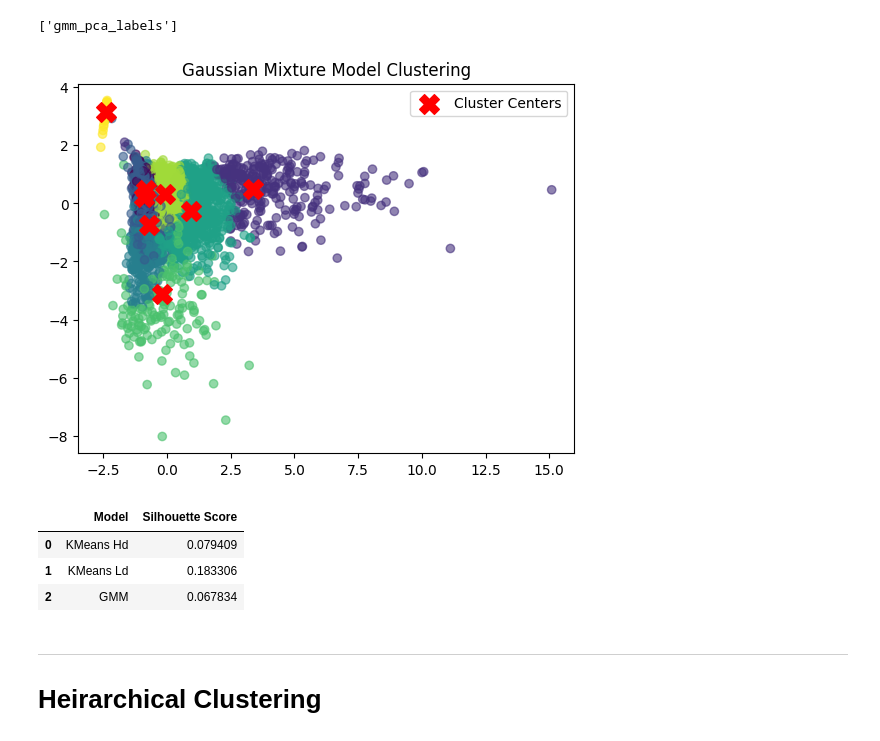
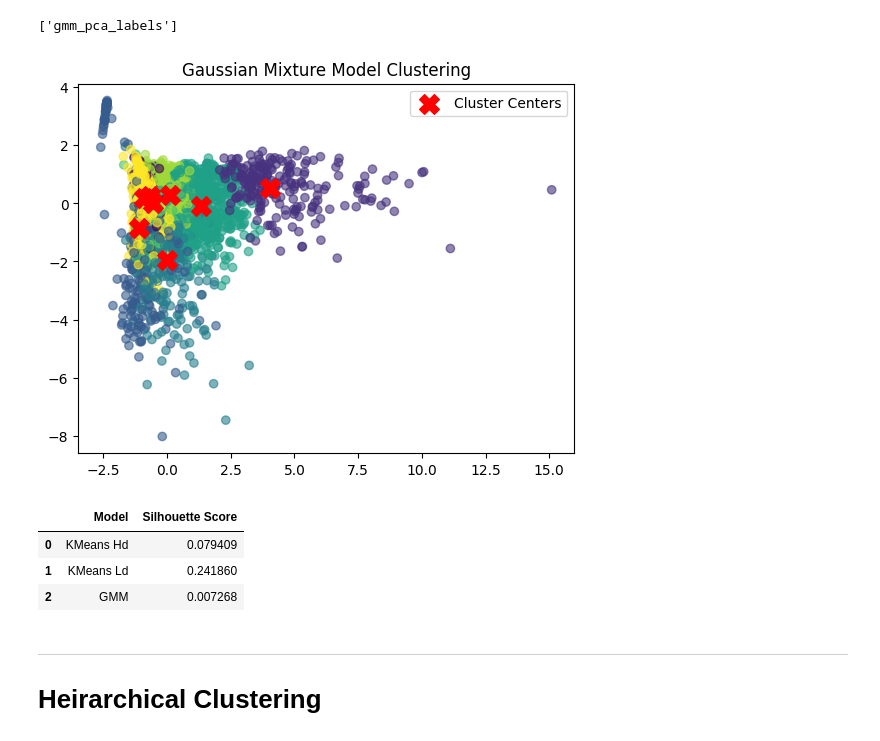
Before and after one commit to Lennykiruthu/foundation-ds-projects, a Jupyter notebook: Movie-Genre-Classification.ipynb, the cells around one changed output. Saved outputs shown, nothing was run; the diff lists cells and outputs as text; code cells hidden in the pictures.

```diff
--- a/Movie-Genre-Classification.ipynb
+++ b/Movie-Genre-Classification.ipynb
@@ -473,5 +470,5 @@ plt.show()
 [figure]
 # %%
 # Step 1: Fit PCA to find the optimal number of components
-pca_3 = PCA(n_components=3)
-tfidf_pca_3 = pca_3.fit_transform(combined_features.toarray())
+pca_4 = PCA(n_components=4)
+tfidf_pca_4 = pca_4.fit_transform(combined_features.toarray())
@@ -531,7 +528,7 @@ k_cluster_inertia_low_dimensionality = []
 # Loop through 10 clusters
 for i in range(1,16):
     kmeans_range     = KMeans(n_clusters=i, random_state=42)
-    kmeans_range.fit(tfidf_pca_3)
+    kmeans_range.fit(tfidf_pca_4)
     k_cluster_inertia_low_dimensionality.append(kmeans_range.inertia_)
 # %%
 # Store Interia values using joblib to compare later with lower dimension data
@@ -656,9 +649,9 @@ aic_scores = []
 
 for k in n_clusters:
     gmm = GaussianMixture(n_components=k, random_state=42)
-    gmm.fit(tfidf_pca_3)
-    bic_scores.append(gmm.bic(tfidf_pca_3))
-    aic_scores.append(gmm.aic(tfidf_pca_3))
+    gmm.fit(tfidf_pca_4)
+    bic_scores.append(gmm.bic(tfidf_pca_4))
+    aic_scores.append(gmm.aic(tfidf_pca_4))
 
 # Find the best number of clusters
 best_k_bic = n_clusters[np.argmin(bic_scores)]
@@ -701,6 +694,6 @@ Text(0, 0.5, 'BIC')
 # %%
-gmm_pca        = GaussianMixture(n_components=8, random_state=42).fit(tfidf_pca_3)
-gmm_pca_labels = gmm_pca.predict(tfidf_pca_3)
+gmm_pca        = GaussianMixture(n_components=8, random_state=42).fit(tfidf_pca_4)
+gmm_pca_labels = gmm_pca.predict(tfidf_pca_4)
 dump(gmm_pca, 'gmm_pca')
 dump(gmm_pca_labels, 'gmm_pca_labels')
 # %% [output]
@@ -709,15 +702,15 @@ dump(gmm_pca_labels, 'gmm_pca_labels')
 # gmm_pca        = load('/content/gmm_pca')
 # gmm_pca_labels = load('/content/gmm_pca_labels')
 # %%
-plt.scatter(tfidf_pca_3[:, 0], tfidf_pca_3[:, 1], c=gmm_pca_labels, cmap='viridis', alpha=0.6)
+plt.scatter(tfidf_pca_4[:, 0], tfidf_pca_4[:, 1], c=gmm_pca_labels, cmap='viridis', alpha=0.6)
 plt.scatter(gmm_pca.means_[:, 0], gmm_pca.means_[:, 1], c='red', marker='X', s=200, label='Cluster Centers')
 plt.title("Gaussian Mixture Model Clustering")
 plt.legend()
 plt.show()
 # %% [output]
-[figure, old version]
+[figure, new version]
 # %%
-score = silhouette_score(tfidf_pca_3, gmm_pca_labels)
+score = silhouette_score(tfidf_pca_4, gmm_pca_labels)
 
 new_row = pd.DataFrame({'Model' : ['GMM'], 'Silhouette Score' : [score]})
 
@@ -726,8 +719,8 @@ silhouette_dataframe.head(20)
 # %% [output]
 |  | Model | Silhouette Score |
 | 0 | KMeans Hd | 0.079409 |
-| 1 | KMeans Ld | 0.183306 |
-| 2 | GMM | 0.067834 |
+| 1 | KMeans Ld | 0.241860 |
+| 2 | GMM | 0.007268 |
 # %% [markdown]
 ---
 # Heirarchical Clustering
```
Also changed, not shown: parts of 32 cells of this notebook, 11 other files.
